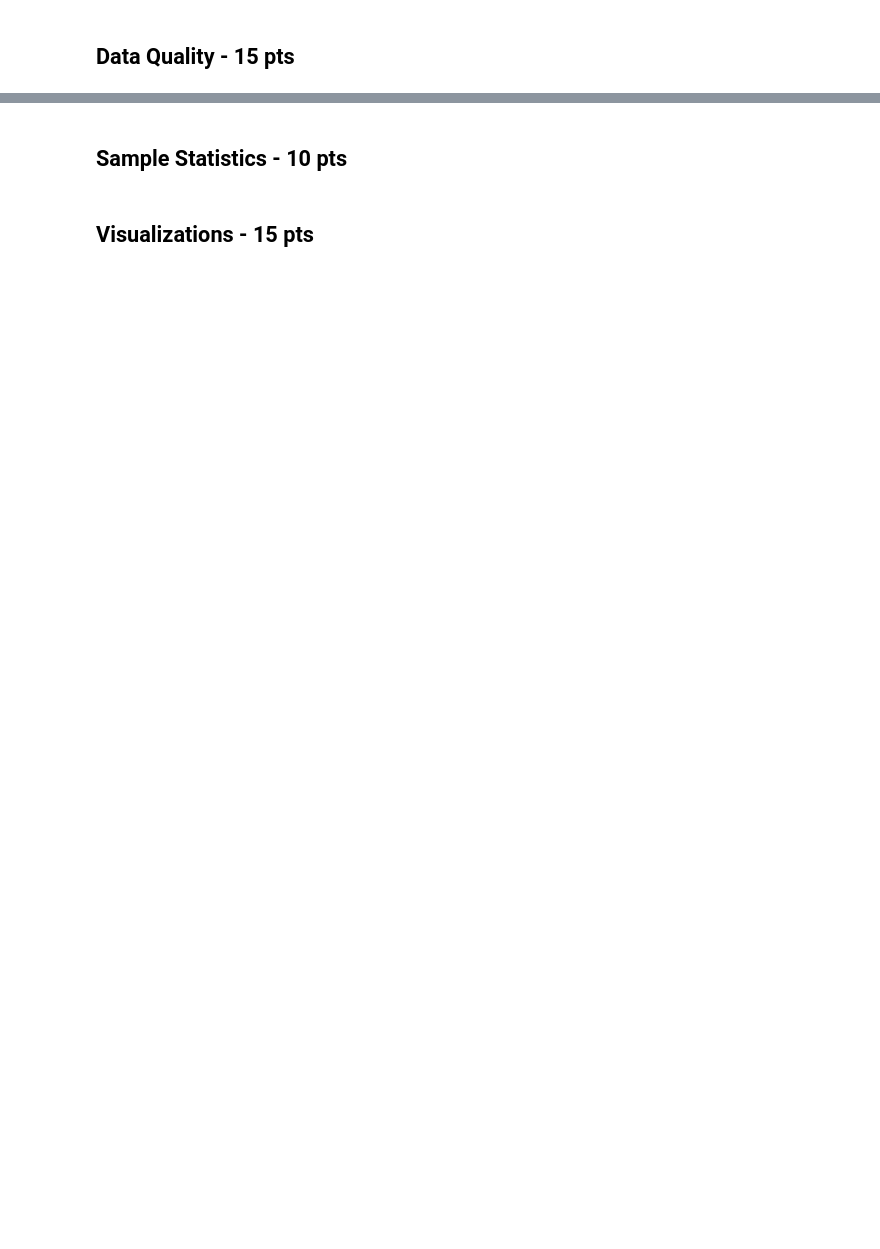
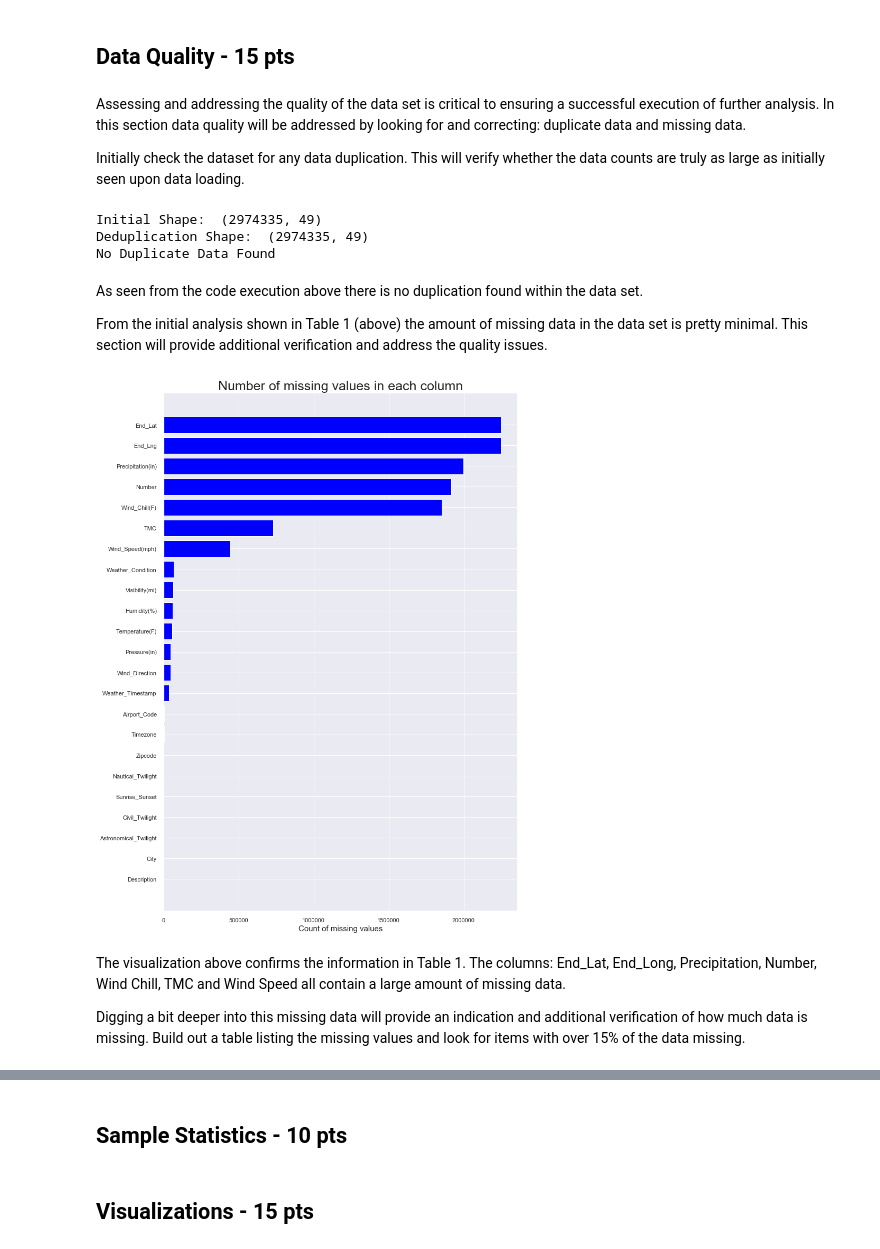
Before and after one commit to jbcroom/DS7331ProjectRepo, a Jupyter notebook: Project1/JB_AR_BC_SO_Project1.ipynb, the cells around one changed output, grey strips where cells are left out. Cells and saved outputs as stored; diff of their text form; code cells hidden in the pictures; blank space fills up the shorter version.

```diff
--- a/Project1/JB_AR_BC_SO_Project1.ipynb
+++ b/Project1/JB_AR_BC_SO_Project1.ipynb
@@ -39,0 +45,4 @@ df.describe()
+# %%
+#read in the data file
+df = pd.read_csv('us-accidents.zip')
+df.head()
@@ -42,2 +145,55 @@ df.describe()
 # %% [markdown]
 ## Data Quality - 15 pts
+# %% [markdown]
+Assessing and addressing the quality of the data set is critical to ensuring a successful execution of further analysis. In this section data quality will be addressed by looking for and correcting: duplicate data and missing data.
+
+Initially check the dataset for any data duplication. This will verify whether the data counts are truly as large as initially seen upon data loading.
+# %%
+#get the shape of the dataframe (number of rows, number of columns)
+initShape = df.shape
+
+#remove duplicates from the dataframe
+df = df[~df.duplicated()]
+
+#get the shape of the deduplicated dataframe (number of rows, number of columns)
+dedupShape = df.shape
+
+#Print out the shape of the initial dataframe, the deduplicated dataframe and
+#determine if there is any duplication in the data
+print("Initial Shape: ", initShape)
+print("Deduplication Shape: ", dedupShape)
+
+
+if (initShape == dedupShape):
+    print("No Duplicate Data Found")
+else:
+    print("Duplicate Data Found and removed")
+# %% [output]
+Initial Shape:  (2974335, 49)
+Deduplication Shape:  (2974335, 49)
+No Duplicate Data Found
+# %% [markdown]
+As seen from the code execution above there is no duplication found within the data set.
+
+From the initial analysis shown in Table 1 (above) the amount of missing data in the data set is pretty minimal. This section will provide additional verification and address the quality issues.
+# %%
+# Look for missing data and plot values for visuals
+missing_df = df.isnull().sum(axis=0).reset_index()
+missing_df.columns = ['column_name','missing_count']
+missing_df = missing_df.loc[missing_df['missing_count']>0]
+missing_df = missing_df.sort_values(by='missing_count')
+
+ind = np.arange(missing_df.shape[0])
+fig,ax = plt.subplots(figsize=(12,18))
+rects = ax.barh(ind,missing_df.missing_count.values,color='blue')
+ax.set_yticks(ind)
+ax.set_yticklabels(missing_df.column_name.values, rotation='horizontal')
+ax.set_xlabel("Count of missing values",fontsize=axisFont)
+ax.set_title("Number of missing values in each column",fontsize=titleFont)
+plt.show()
+# %% [output]
+[figure, added]
+# %% [markdown]
+The visualization above confirms the information in Table 1. The columns: End_Lat, End_Long, Precipitation, Number, Wind Chill, TMC and Wind Speed all contain a large amount of missing data.
+
+Digging a bit deeper into this missing data will provide an indication and additional verification of how much data is missing. Build out a table listing the missing values and look for items with over 15% of the data missing.
```
Also changed, not shown: parts of 70 cells of this notebook, 4 other files.
